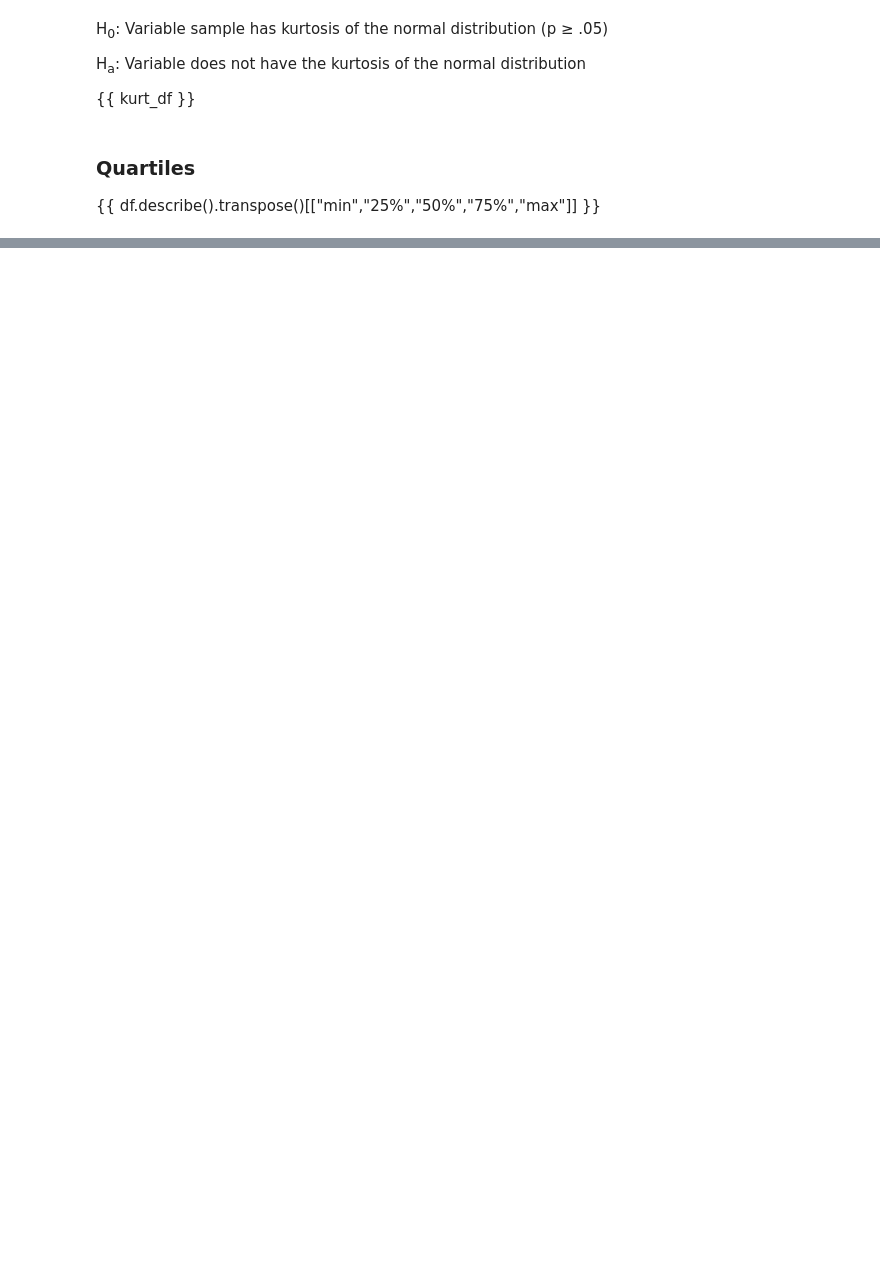
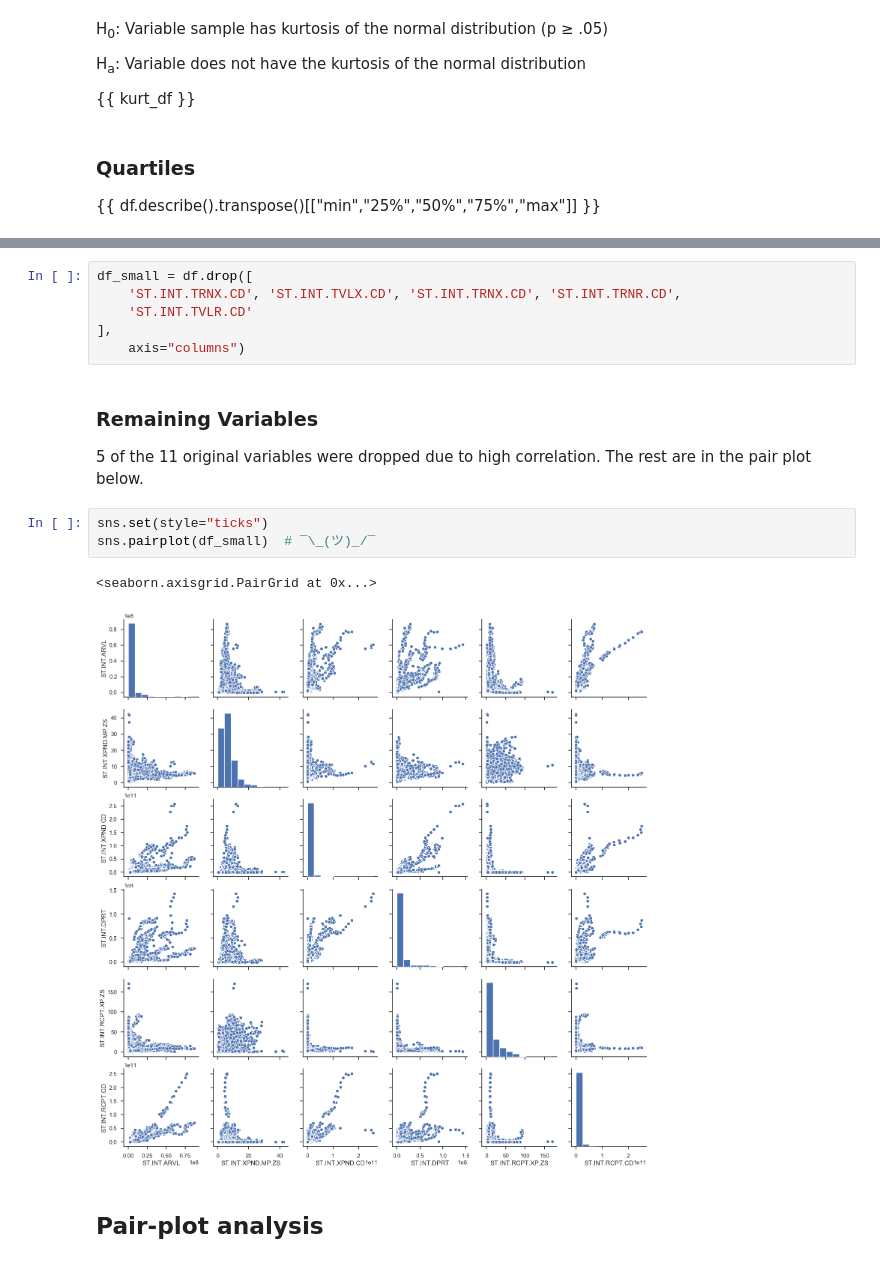
Before and after one commit to noahbjohnson/senior-project, a Jupyter notebook: notebooks/3.ipynb, the cells around one changed output, grey strips where cells are left out. Saved outputs shown, nothing was run; the diff lists cells and outputs as text; blank space fills up the shorter version.

```diff
--- a/notebooks/3.ipynb
+++ b/notebooks/3.ipynb
@@ -105,0 +184,18 @@ plt.show()
+# %%
+df_small = df.drop([
+    'ST.INT.TRNX.CD', 'ST.INT.TVLX.CD', 'ST.INT.TRNX.CD', 'ST.INT.TRNR.CD',
+    'ST.INT.TVLR.CD'
+],
+    axis="columns")
+# %% [markdown]
+### Remaining Variables
+5 of the 11 original variables were dropped due to high correlation.
+The rest are in the pair plot below.
+# %%
+sns.set(style="ticks")
+sns.pairplot(df_small)  # ¯\_(ツ)_/¯
+# %% [output]
+<seaborn.axisgrid.PairGrid at 0x...>
+[figure, added]
+# %% [markdown]
+## Pair-plot analysis
```
Also changed, not shown: parts of 39 cells of this notebook.
